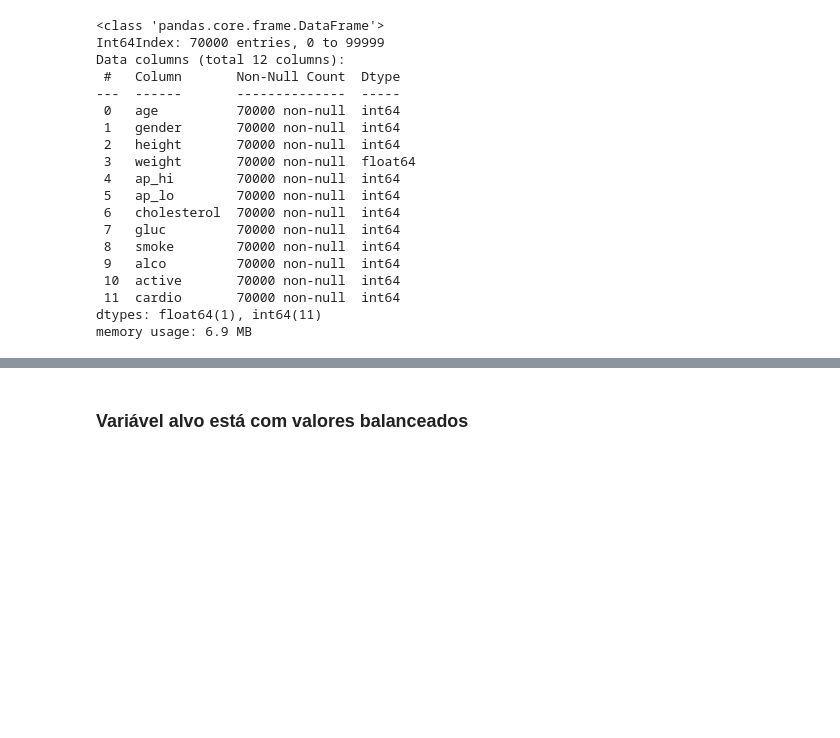
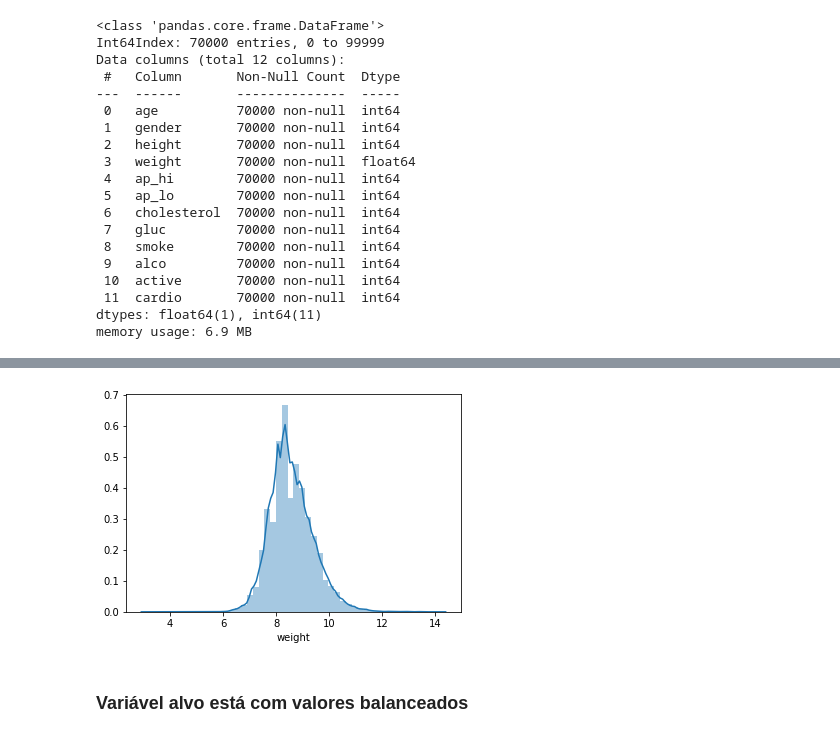
Before and after one commit to raffOps/Multilayer-Perceptron, a Jupyter notebook: modelo.ipynb, the cells around one changed output, grey strips where cells are left out. Saved outputs shown, nothing was run; the diff lists cells and outputs as text; code cells hidden in the pictures; blank space fills up the shorter version.

```diff
--- a/modelo.ipynb
+++ b/modelo.ipynb
@@ -43,3 +64,7 @@ memory usage: 6.9 MB
+# %%
+sns.distplot(df.weight);
+# %% [output]
+[figure, added]
 # %% [markdown]
 ### Variável alvo está com valores balanceados
 # %%
```
Also changed, not shown: parts of 17 cells of this notebook, 2 other files.
